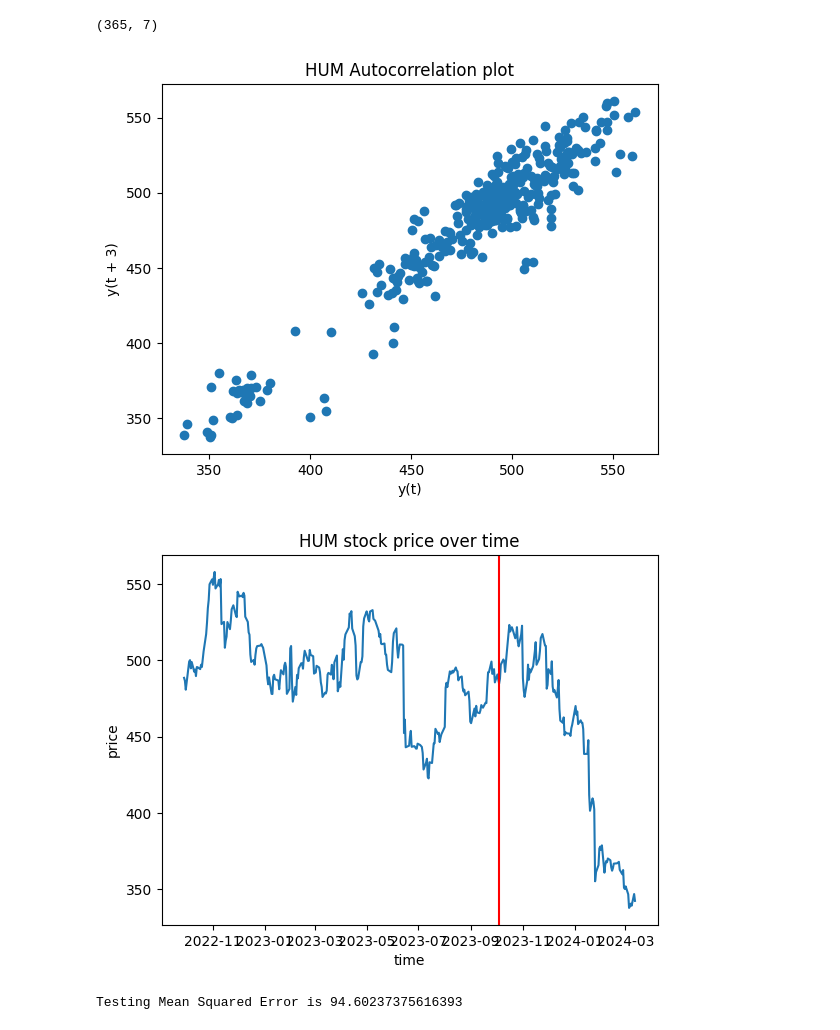
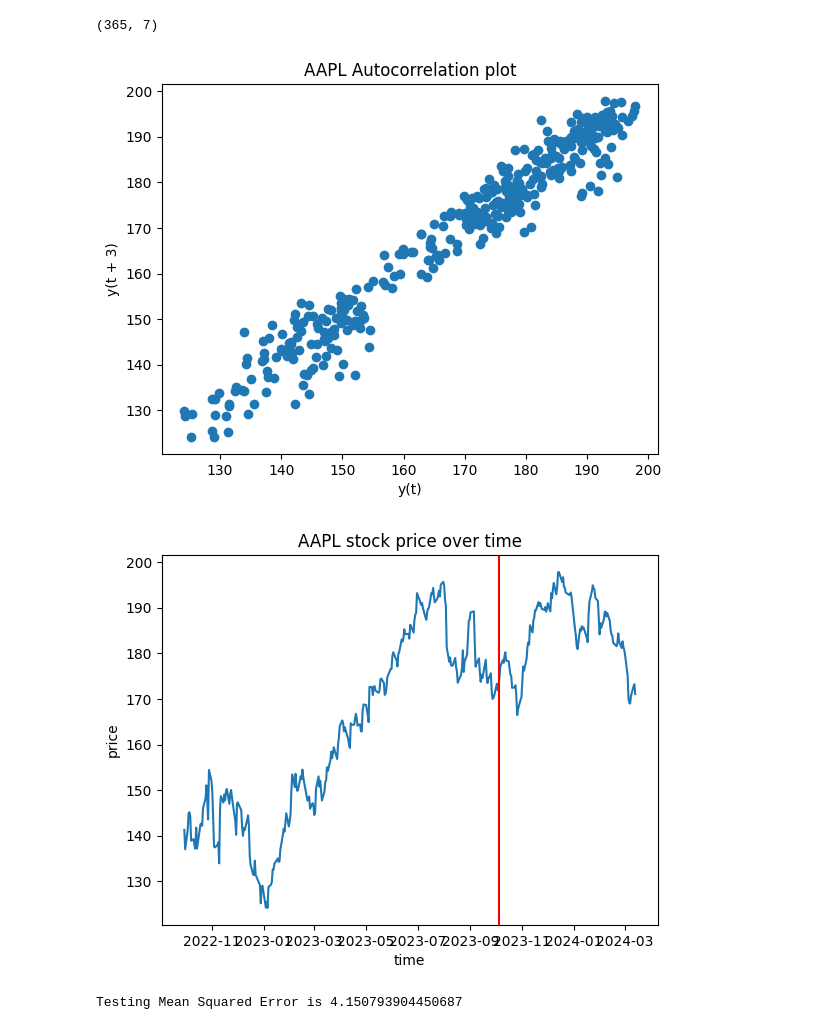
Before and after one commit to Duitenberg-ICT/DB-InvestmentBot, a Jupyter notebook: src/plutus/prediction/arima_playground.ipynb, the cells around one changed output. Saved outputs shown, nothing was run; the diff lists cells and outputs as text; code cells hidden in the pictures.

```diff
--- a/src/plutus/prediction/arima_playground.ipynb
+++ b/src/plutus/prediction/arima_playground.ipynb
@@ -7,7 +7,7 @@ from matplotlib.pyplot import figure
 from sklearn.metrics import mean_squared_error
 import yfinance as yf
 # %%
-stock_name = "HUM"
+stock_name = "AAPL"
 stock_info = yf.Ticker(stock_name)
 df = stock_info.history(period="max")
 df = df.tail(365)
@@ -33,11 +33,11 @@ df.shape
 (365, 7)
 # %%
 plt.figure()
-lag_plot(df['Open'], lag=3)
+lag_plot(df['Close'], lag=3)
 plt.title(stock_name + ' Autocorrelation plot')
 plt.show()
 # %% [output]
-[figure, old version]
+[figure, new version]
 # %%
 # plot df
 plt.plot(df.index.values, df["Close"])
@@ -47,7 +47,7 @@ plt.xlabel("time")
 plt.ylabel("price")
 plt.show()
 # %% [output]
-[figure, old version]
+[figure, new version]
 # %%
 train_data, test_data = df[0:int(len(df)*0.7)], df[int(len(df)*0.7):]
 training_data = train_data['Close'].values
@@ -66,7 +66,7 @@ for time_point in range(N_test_observations):
 MSE_error = mean_squared_error(test_data, model_predictions)
 print('Testing Mean Squared Error is {}'.format(MSE_error))
 # %% [output]
-Testing Mean Squared Error is 94.60237375616393
+Testing Mean Squared Error is 4.150793904450687
 # %%
 test_set_range = df[int(len(df)*0.7):].index
 figure(figsize=(10, 8), dpi=100)
```
Also changed, not shown: parts of 3 cells of this notebook, 1 other file.
